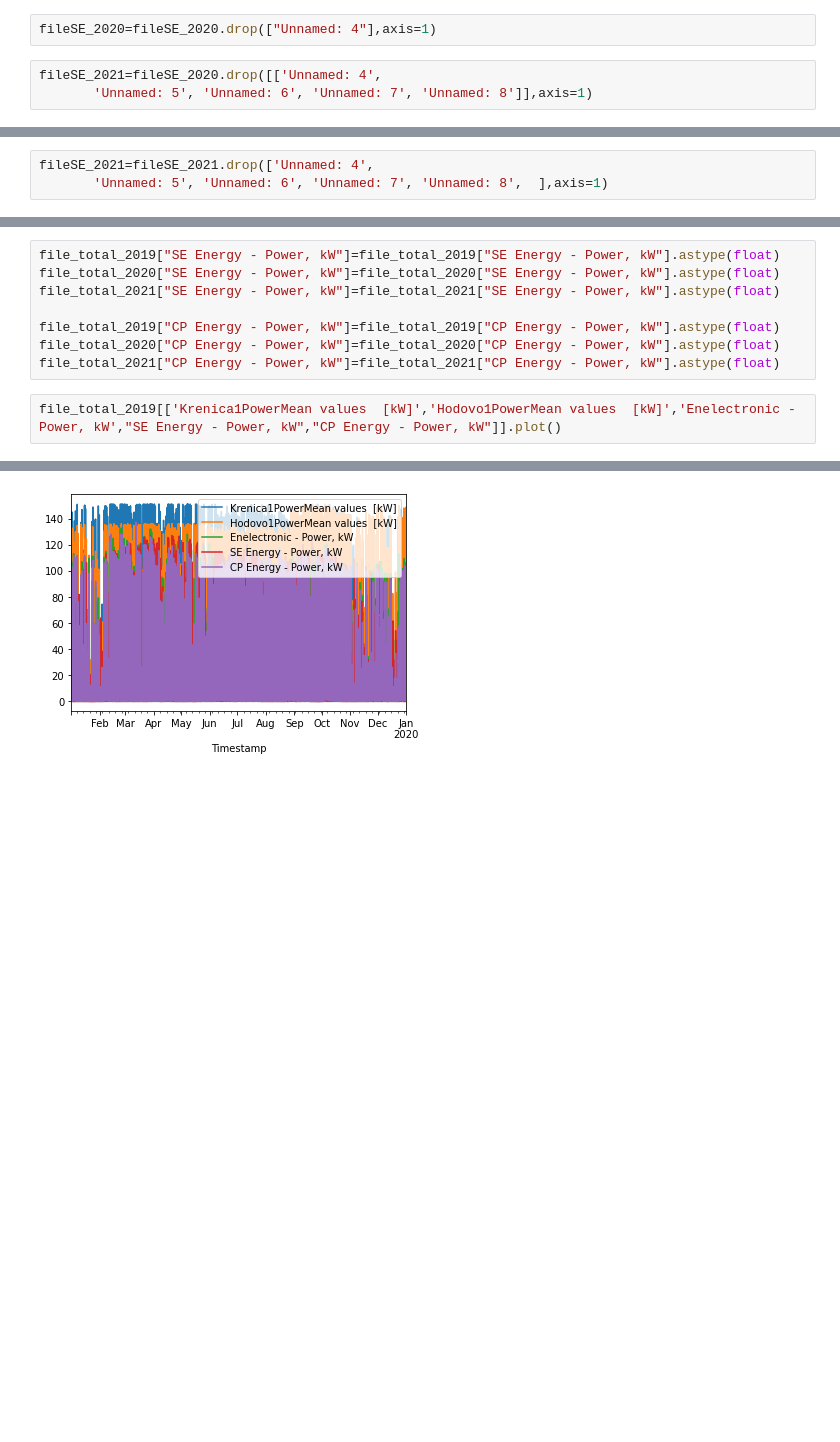
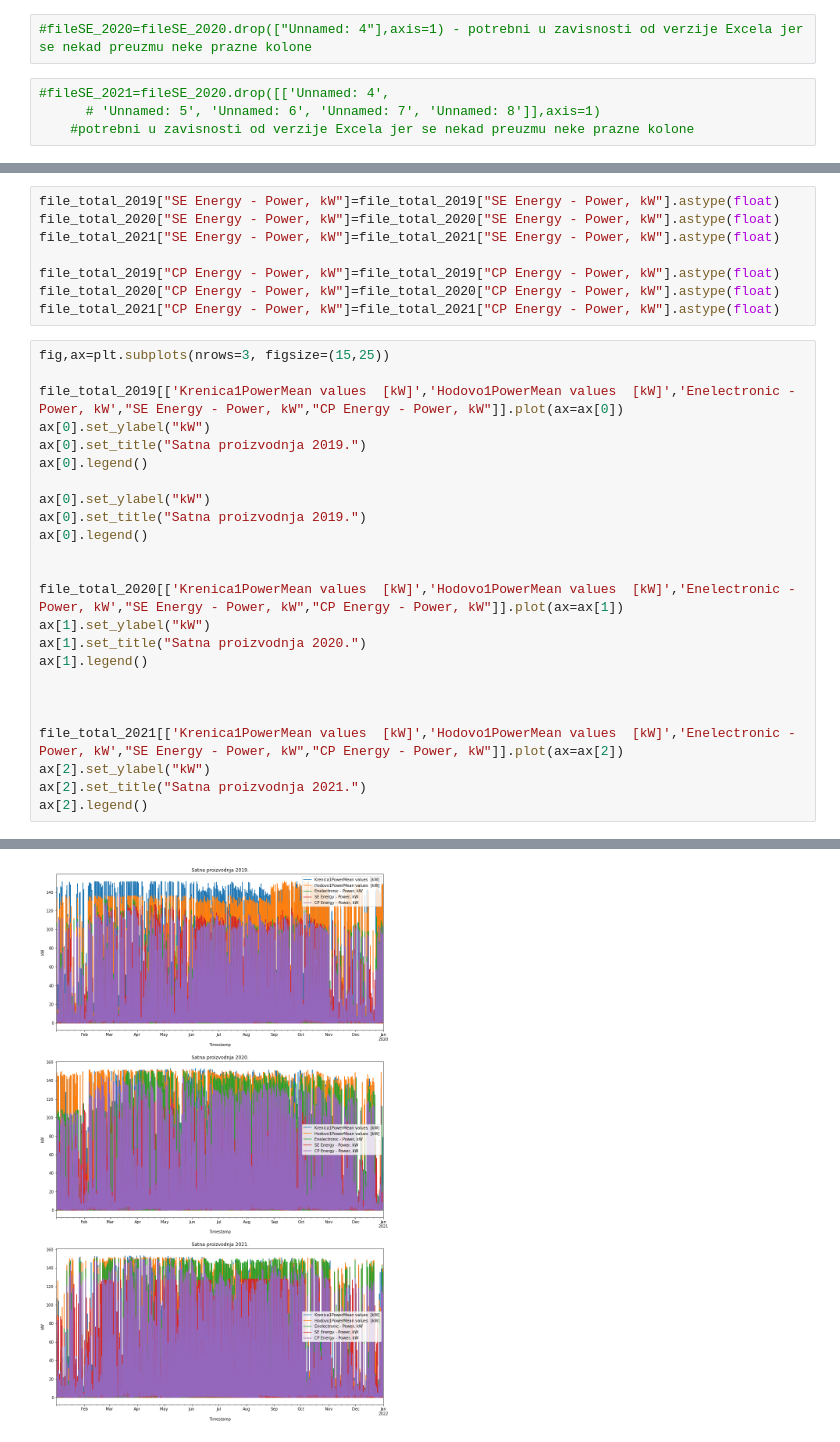
Before and after one commit to ehlimana/Electricity-analysis, a Jupyter notebook: Solar1.ipynb, the cells around one changed output, grey strips where cells are left out. Drawn from its saved outputs; the diff is of its cells as text; blank space fills up the shorter version.

```diff
--- a/Solar1.ipynb
+++ b/Solar1.ipynb
@@ -516,7 +779,8 @@ fileSE_2021=fileSE_2021[fileSE_2021[0].str.contains(":00",na=False)]
 fileCP_2020=fileCP_2020[fileCP_2020[0].str.contains(":00")]
 fileCP_2021=fileCP_2021[fileCP_2021[0].str.contains(":00")]
 # %%
-fileSE_2020=fileSE_2020.drop(["Unnamed: 4"],axis=1)
+#fileSE_2020=fileSE_2020.drop(["Unnamed: 4"],axis=1) - potrebni u zavisnosti od verzije Excela jer se nekad preuzmu neke prazne kolone
 # %%
-fileSE_2021=fileSE_2020.drop([['Unnamed: 4',
-       'Unnamed: 5', 'Unnamed: 6', 'Unnamed: 7', 'Unnamed: 8']],axis=1)
+#fileSE_2021=fileSE_2020.drop([['Unnamed: 4',
+      # 'Unnamed: 5', 'Unnamed: 6', 'Unnamed: 7', 'Unnamed: 8']],axis=1)
+    #potrebni u zavisnosti od verzije Excela jer se nekad preuzmu neke prazne kolone
@@ -551,3 +812,0 @@ Index(['Unnamed: 0', 0, 1, 'Date', 'Timestamp'], dtype='object')
-# %%
-fileSE_2021=fileSE_2021.drop(['Unnamed: 4',
-       'Unnamed: 5', 'Unnamed: 6', 'Unnamed: 7', 'Unnamed: 8',  ],axis=1)
@@ -681,5 +947,27 @@ file_total_2019["CP Energy - Power, kW"]=file_total_2019["CP Energy - Power, kW"
 file_total_2020["CP Energy - Power, kW"]=file_total_2020["CP Energy - Power, kW"].astype(float)
 file_total_2021["CP Energy - Power, kW"]=file_total_2021["CP Energy - Power, kW"].astype(float)
 # %%
-file_total_2019[['Krenica1PowerMean values  [kW]','Hodovo1PowerMean values  [kW]','Enelectronic - Power, kW',"SE Energy - Power, kW","CP Energy - Power, kW"]].plot()
+fig,ax=plt.subplots(nrows=3, figsize=(15,25))
+
+file_total_2019[['Krenica1PowerMean values  [kW]','Hodovo1PowerMean values  [kW]','Enelectronic - Power, kW',"SE Energy - Power, kW","CP Energy - Power, kW"]].plot(ax=ax[0])
+ax[0].set_ylabel("kW")
+ax[0].set_title("Satna proizvodnja 2019.")
+ax[0].legend()
+
+ax[0].set_ylabel("kW")
+ax[0].set_title("Satna proizvodnja 2019.")
+ax[0].legend()
+
+
+file_total_2020[['Krenica1PowerMean values  [kW]','Hodovo1PowerMean values  [kW]','Enelectronic - Power, kW',"SE Energy - Power, kW","CP Energy - Power, kW"]].plot(ax=ax[1])
+ax[1].set_ylabel("kW")
+ax[1].set_title("Satna proizvodnja 2020.")
+ax[1].legend()
+
+
+
+file_total_2021[['Krenica1PowerMean values  [kW]','Hodovo1PowerMean values  [kW]','Enelectronic - Power, kW',"SE Energy - Power, kW","CP Energy - Power, kW"]].plot(ax=ax[2])
+ax[2].set_ylabel("kW")
+ax[2].set_title("Satna proizvodnja 2021.")
+ax[2].legend()
 # %% [output]
@@ -687,2 +975,2 @@ file_total_2019[['Krenica1PowerMean values  [kW]','Hodovo1PowerMean values  [kW]
-[figure, old version]
+[figure, new version]
 # %%
```
Also changed, not shown: parts of 49 cells of this notebook.
